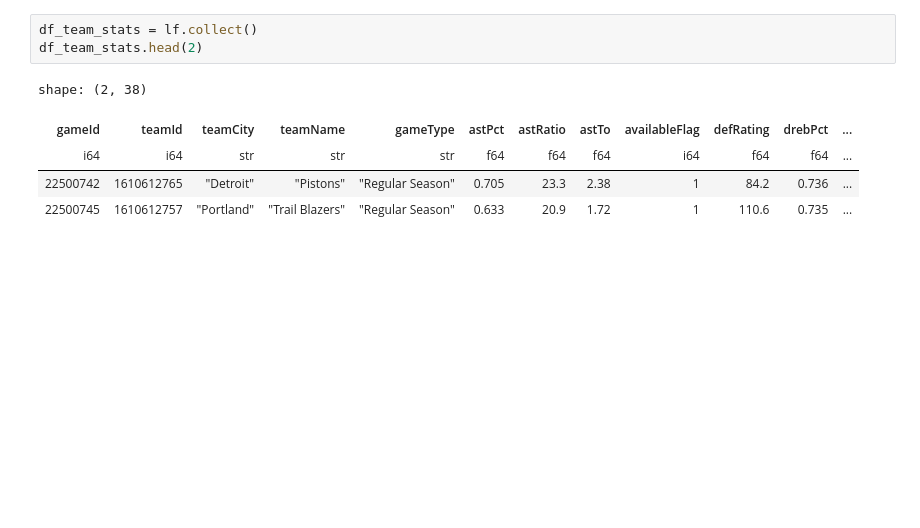
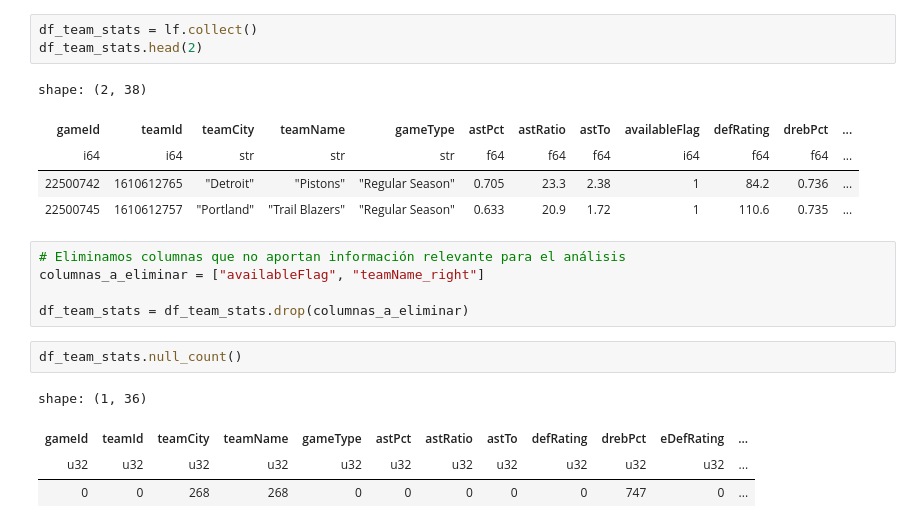
Before and after one commit to mateorzan/polarsNBA, a Jupyter notebook: notebooks/Team_stats.ipynb, the cells around one changed output. Drawn from its saved outputs; the diff is of its cells as text; blank space fills up the shorter version.

```diff
--- a/notebooks/Team_stats.ipynb
+++ b/notebooks/Team_stats.ipynb
@@ -152,3 +152,15 @@ shape: (2, 38)
 | i64 | i64 | str | str | str | f64 | f64 | f64 | i64 | f64 | f64 | ... |
 | 22500742 | 1610612765 | "Detroit" | "Pistons" | "Regular Season" | 0.705 | 23.3 | 2.38 | 1 | 84.2 | 0.736 | ... |
 | 22500745 | 1610612757 | "Portland" | "Trail Blazers" | "Regular Season" | 0.633 | 20.9 | 1.72 | 1 | 110.6 | 0.735 | ... |
+# %%
+# Eliminamos columnas que no aportan información relevante para el análisis
+columnas_a_eliminar = ["availableFlag", "teamName_right"]
+
+df_team_stats = df_team_stats.drop(columnas_a_eliminar)
+# %%
+df_team_stats.null_count()
+# %% [output]
+shape: (1, 36)
+| gameId | teamId | teamCity | teamName | gameType | astPct | astRatio | astTo | defRating | drebPct | eDefRating | ... |
+| u32 | u32 | u32 | u32 | u32 | u32 | u32 | u32 | u32 | u32 | u32 | ... |
+| 0 | 0 | 268 | 268 | 0 | 0 | 0 | 0 | 0 | 747 | 0 | ... |
```
Also changed, not shown: parts of 5 cells of this notebook, 2 other files.
